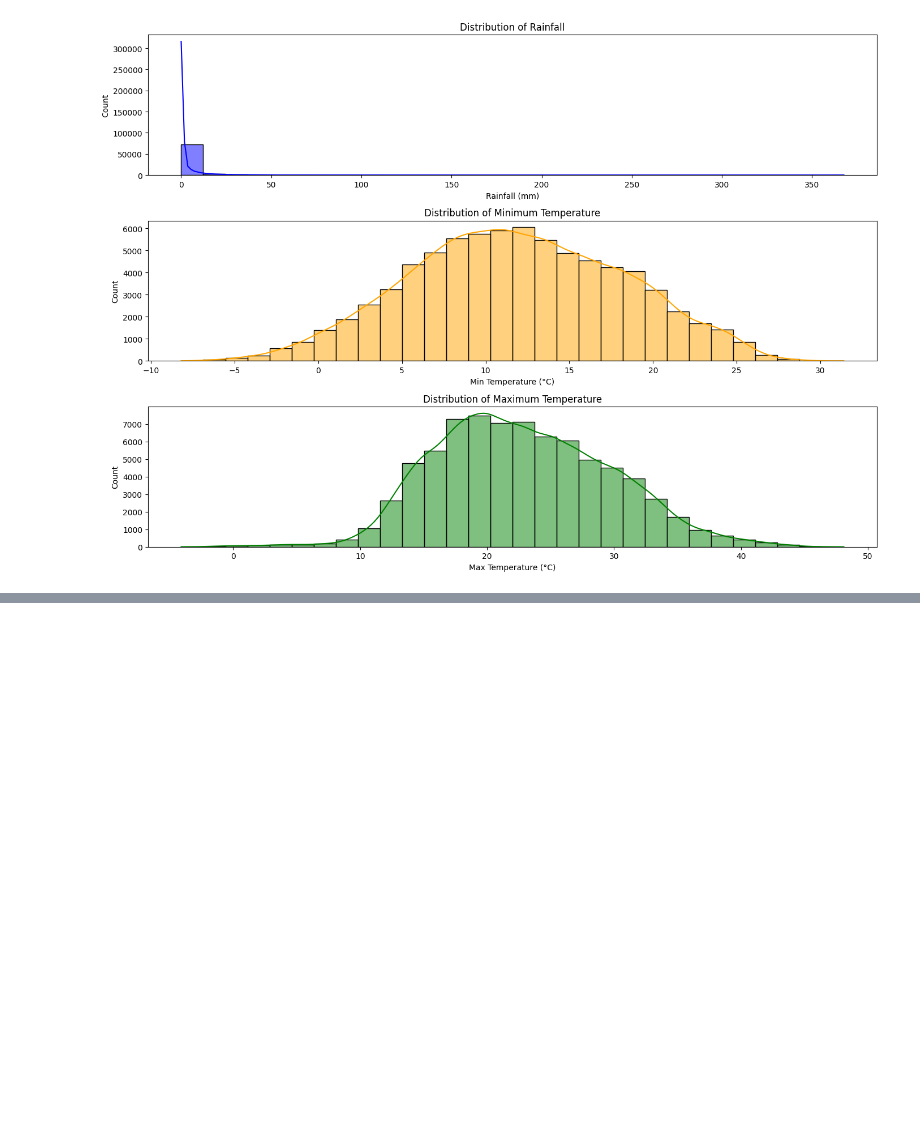
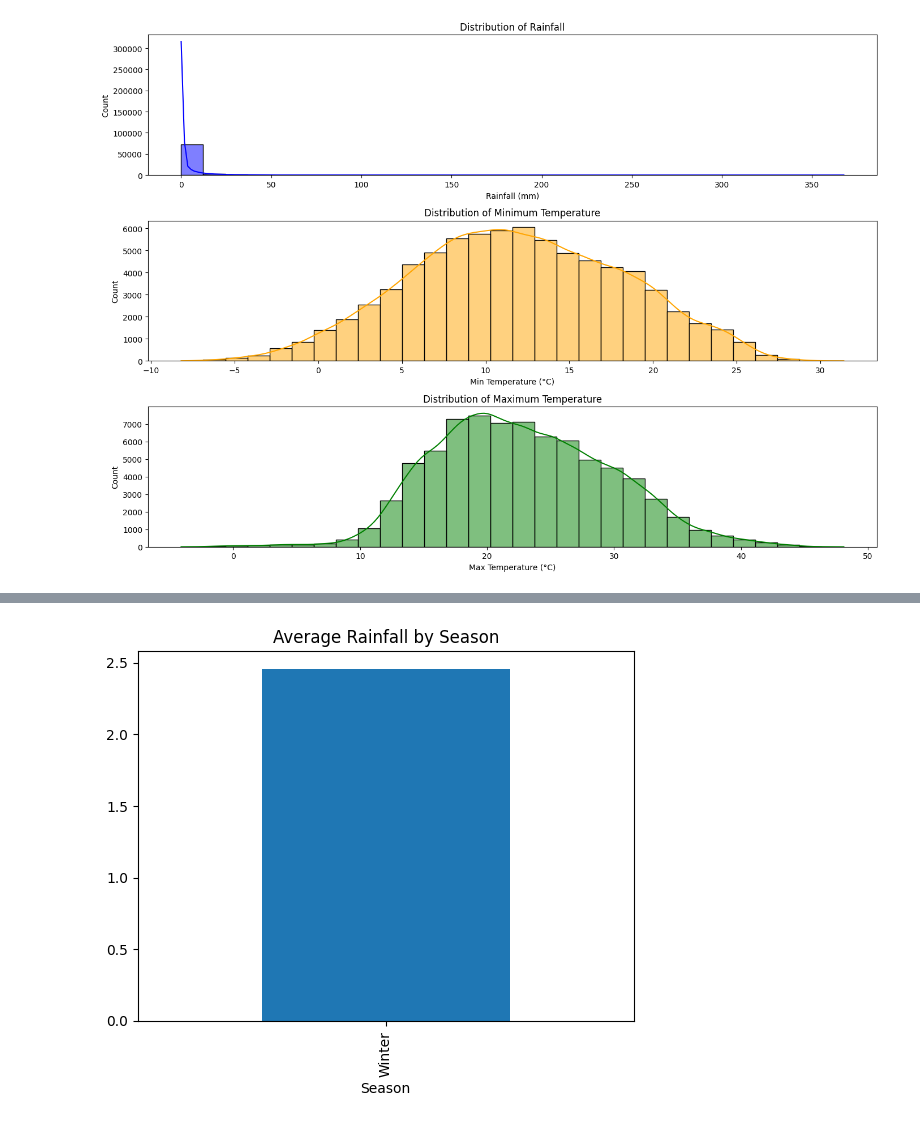
Before and after one commit to Nawel-Bellil/rain-prediction, a Jupyter notebook: rain.ipynb, the cells around one changed output, grey strips where cells are left out. Saved outputs shown, nothing was run; the diff lists cells and outputs as text; code cells hidden in the pictures; blank space fills up the shorter version.

```diff
--- a/rain.ipynb
+++ b/rain.ipynb
@@ -262,0 +290,16 @@ moderate climate , stable temp range 10C-15C and 20 as max
+# %%
+def classify_seasons(month):
+    if month in [12, 1, 2]:
+        return "Winter"
+    elif month in [3, 4, 5]:
+        return "Spring"
+    elif month in [6, 7, 8]:
+        return "Summer"
+    elif month in [9, 10, 11]:
+        return "Autumn"
+
+rain_df['Day']=pd.to_datetime(rain_df['Day'], errors='coerce')
+rain_df['Month'] = rain_df['Day'].dt.month
+rain_df['Season'] = rain_df['Month'].apply(classify_seasons)
+
+print(rain_df['Season'])
@@ -262,0 +320,6 @@ moderate climate , stable temp range 10C-15C and 20 as max
+# %%
+rainfall_by_season = rain_df.groupby('Season')['Rainfall'].mean()
+rainfall_by_season.plot(kind='bar', title='Average Rainfall by Season')
+plt.show()
+# %% [output]
+[figure, added]
```
Also changed, not shown: parts of 8 cells of this notebook.
